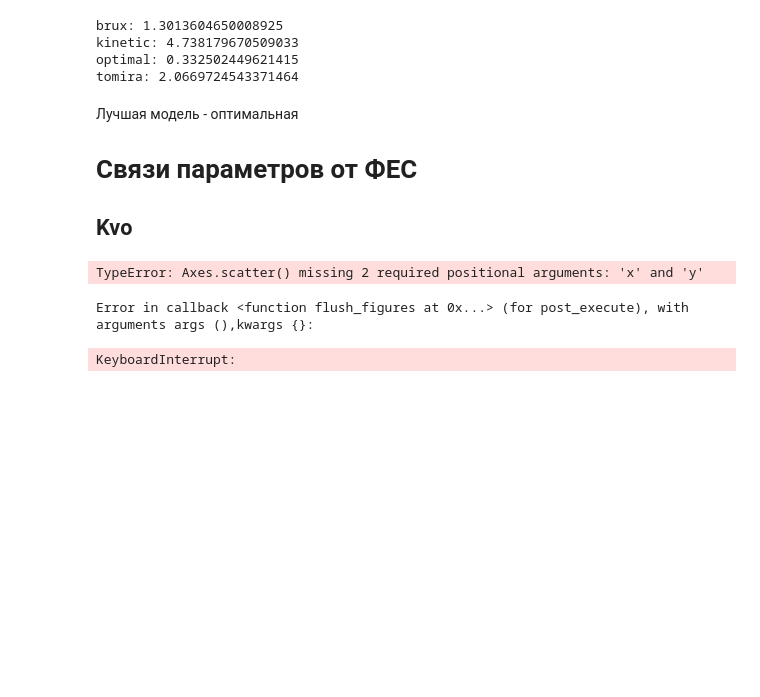
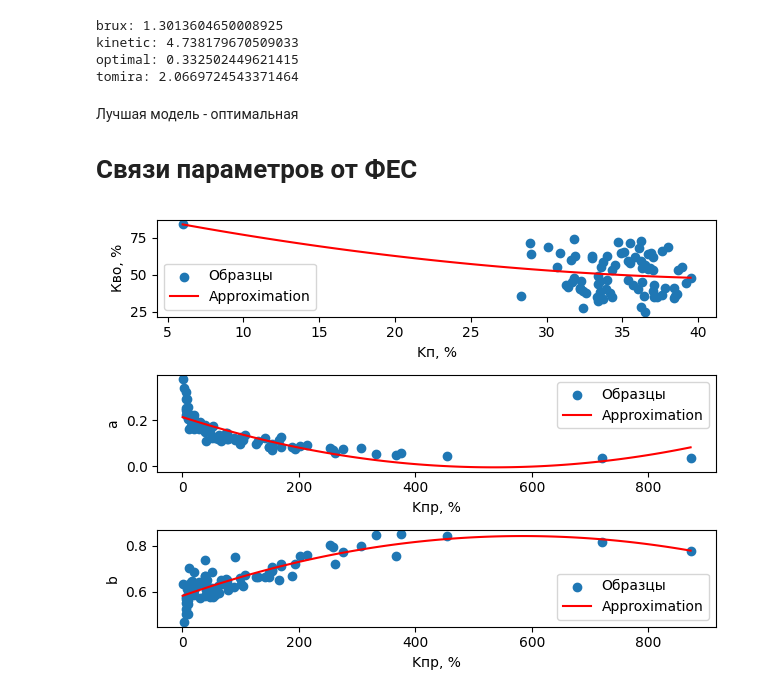
Before and after one commit to spaceswimmer/Pertoleum-Geology-Projects, a Jupyter notebook: Artemiy_Fishchuk_examples/03 Capilarry curve modeling/task.ipynb, the cells around one changed output. Saved outputs shown, nothing was run; the diff lists cells and outputs as text; code cells hidden in the pictures; blank space fills up the shorter version.

```diff
--- a/Artemiy_Fishchuk_examples/03 Capilarry curve modeling/task.ipynb
+++ b/Artemiy_Fishchuk_examples/03 Capilarry curve modeling/task.ipynb
@@ -17,6 +17,6 @@ for i in range(data_pd.shape[0]):
 pc = np.array([float(i) for i in pc])
 # %%
 #эффективные пористости и проницаемости
-for num in data.keys():
-    data[num]["kp_eff"] = data[num]["kp"] * ((100 - data[num]["kv"])/100)
-    data[num]["kpr_eff"] = data[num]["kpr"] * (1 - min(data[num]["kv"]))/(1-data[num]["kv"])
+# for num in data.keys():
+#     data[num]["kp_eff"] = data[num]["kp"] * ((100 - data[num]["kv"])/100)
+#     data[num]["kpr_eff"] = data[num]["kpr"] * (1 - min(data[num]["kv"]))/(1-data[num]["kv"])
@@ -157,15 +164,50 @@ tomira: 2.0669724543371464
 # %% [markdown]
 Лучшая модель - оптимальная
 # Связи параметров от ФЕС
-## Kvo
 # %%
-fig, axs = plt.subplots(len(data.keys()), 2)
+fes_graph = {"a": [], "b": [], "kvo": [], "kp": [], "kpr": []}
 for idx, num in enumerate(data.keys()):
     model = Optimal(data[num]["kv"], pc)
     model.predict()
+    fes_graph["a"].append(model.params[0])
+    fes_graph["b"].append(model.params[1])
+    fes_graph["kvo"].append(model.kvo)
+    fes_graph["kp"].append(data[num]["kp"])
+    fes_graph["kpr"].append(data[num]["kpr"])
 
-    axs[idx, 0].scatter()
+fig, axs = plt.subplots(3, 1)
+
+# Plot 1: Kp vs Kvo
+axs[0].scatter(fes_graph["kp"], fes_graph["kvo"], label="Образцы")
+coeffs_kp_kvo = np.polyfit(fes_graph["kp"], fes_graph["kvo"], 2)
+x_kp_kvo = np.linspace(min(fes_graph["kp"]), max(fes_graph["kp"]), 100)
+y_kp_kvo = np.polyval(coeffs_kp_kvo, x_kp_kvo)
+axs[0].plot(x_kp_kvo, y_kp_kvo, color="red", label="Approximation")
+axs[0].set_xlabel("Kп, %")
+axs[0].set_ylabel("Кво, %")
+axs[0].legend()
+
+# Plot 2: Kpr vs a
+axs[1].scatter(fes_graph["kpr"], fes_graph["a"], label="Образцы")
+coeffs_kpr_a = np.polyfit(fes_graph["kpr"], fes_graph["a"], 2)
+x_kpr_a = np.linspace(min(fes_graph["kpr"]), max(fes_graph["kpr"]), 100)
+y_kpr_a = np.polyval(coeffs_kpr_a, x_kpr_a)
+axs[1].plot(x_kpr_a, y_kpr_a, color="red", label="Approximation")
+axs[1].set_xlabel("Kпр, %")
+axs[1].set_ylabel("а")
+axs[1].legend()
+
+# Plot 3: Kpr vs b
+axs[2].scatter(fes_graph["kpr"], fes_graph["b"], label="Образцы")
+coeffs_kpr_b = np.polyfit(fes_graph["kpr"], fes_graph["b"], 2)
+x_kpr_b = np.linspace(min(fes_graph["kpr"]), max(fes_graph["kpr"]), 100)
+y_kpr_b = np.polyval(coeffs_kpr_b, x_kpr_b)
+axs[2].plot(x_kpr_b, y_kpr_b, color="red", label="Approximation")
+axs[2].set_xlabel("Kпр, %")
+axs[2].set_ylabel("b")
+axs[2].legend()
+
+plt.tight_layout()
+plt.show()
 # %% [output]
-TypeError: Axes.scatter() missing 2 required positional arguments: 'x' and 'y'
-Error in callback <function flush_figures at 0x...> (for post_execute), with arguments args (),kwargs {}:
-KeyboardInterrupt:
+[figure, added]
```
Also changed, not shown: parts of 1 cell of this notebook.
